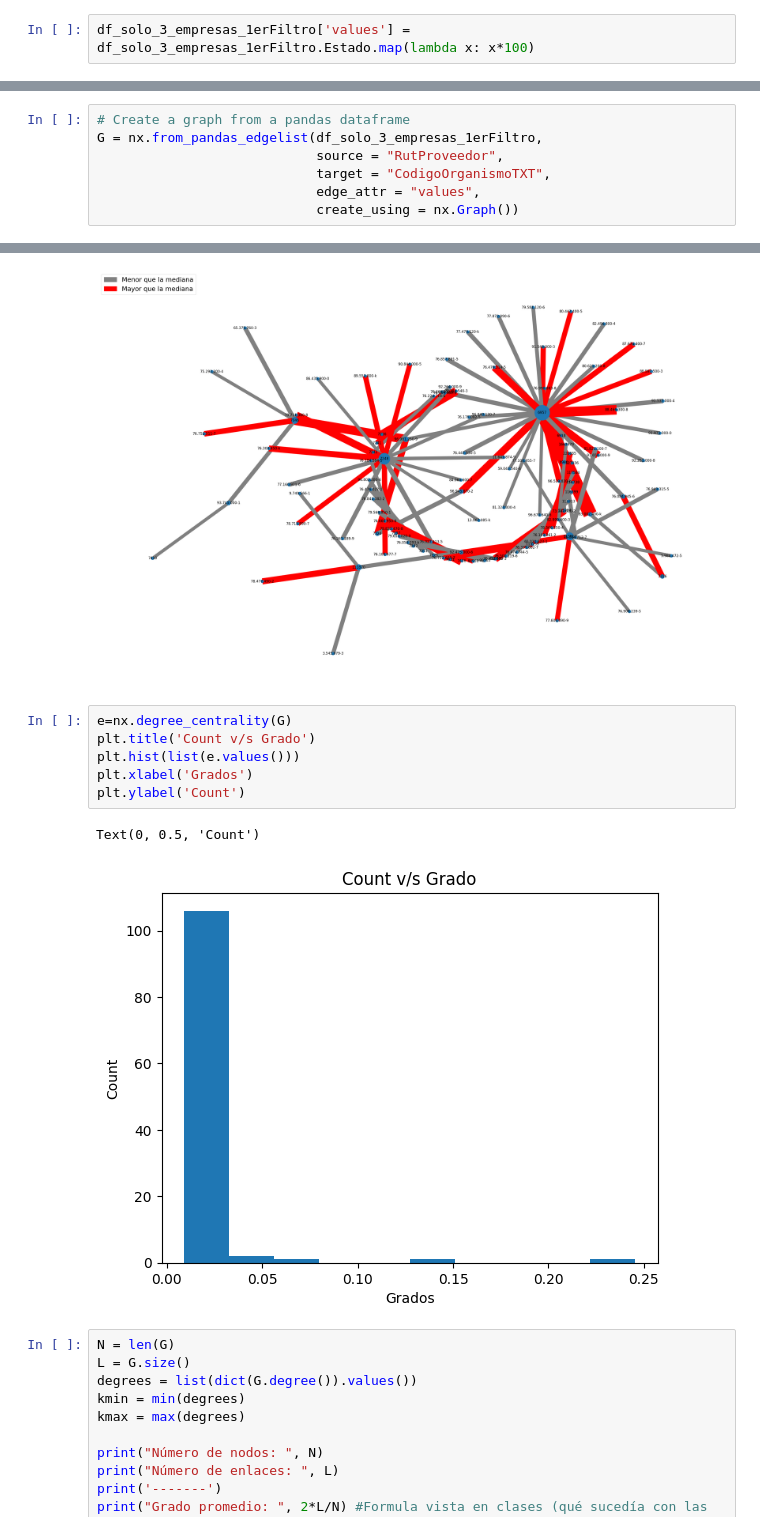
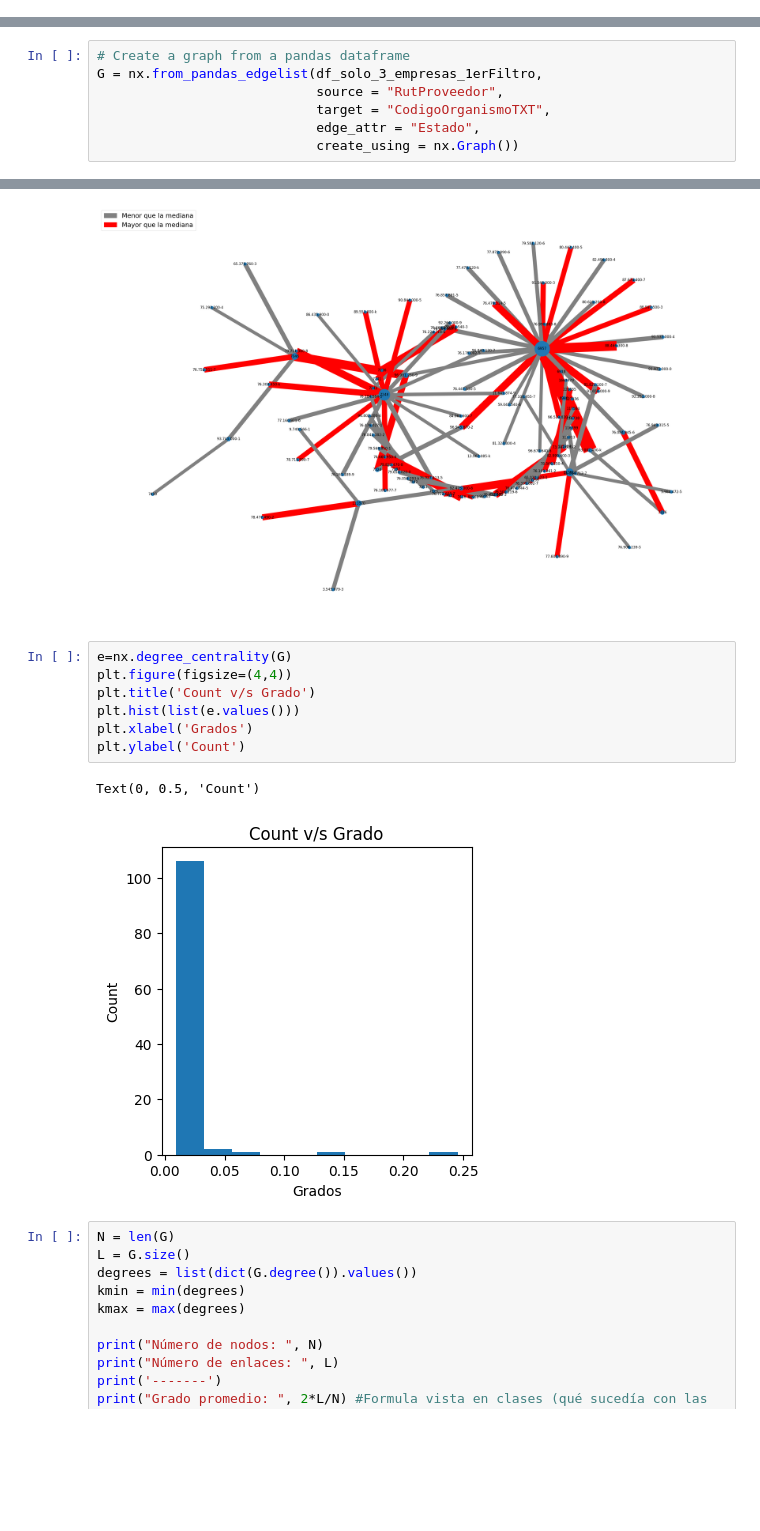
Before and after one commit to fgchil/redes, a Jupyter notebook: FN-EV-WP-FG-Hackaton.ipynb, the cells around one changed output, grey strips where cells are left out. Cells and saved outputs as stored; diff of their text form; blank space fills up the shorter version.

```diff
--- a/FN-EV-WP-FG-Hackaton.ipynb
+++ b/FN-EV-WP-FG-Hackaton.ipynb
@@ -700,2 +534,0 @@ df_solo_3_empresas_1erFiltro.to_csv('delete_.csv',sep=';')
-# %%
-df_solo_3_empresas_1erFiltro['values'] = df_solo_3_empresas_1erFiltro.Estado.map(lambda x: x*100)
@@ -748,5 +564,5 @@ dtype: object
 G = nx.from_pandas_edgelist(df_solo_3_empresas_1erFiltro,
                             source = "RutProveedor",
                             target = "CodigoOrganismoTXT",
-                            edge_attr = "values",
+                            edge_attr = "Estado",
                             create_using = nx.Graph())
@@ -799,13 +612,14 @@ plt.show()
 [figure]
 # %%
 e=nx.degree_centrality(G)
+plt.figure(figsize=(4,4))
 plt.title('Count v/s Grado')
 plt.hist(list(e.values()))
 plt.xlabel('Grados')
 plt.ylabel('Count')
 # %% [output]
 Text(0, 0.5, 'Count')
-[figure, old version]
+[figure, new version]
 # %%
 N = len(G)
 L = G.size()
```
Also changed, not shown: parts of 51 cells of this notebook, 4 other files.
